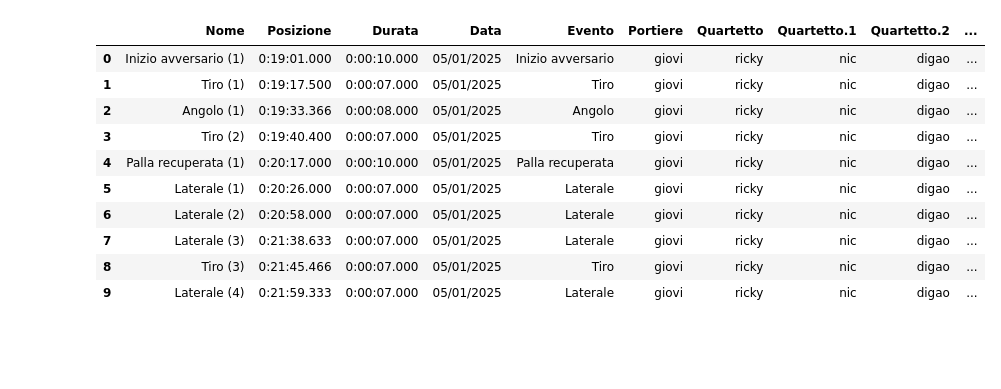
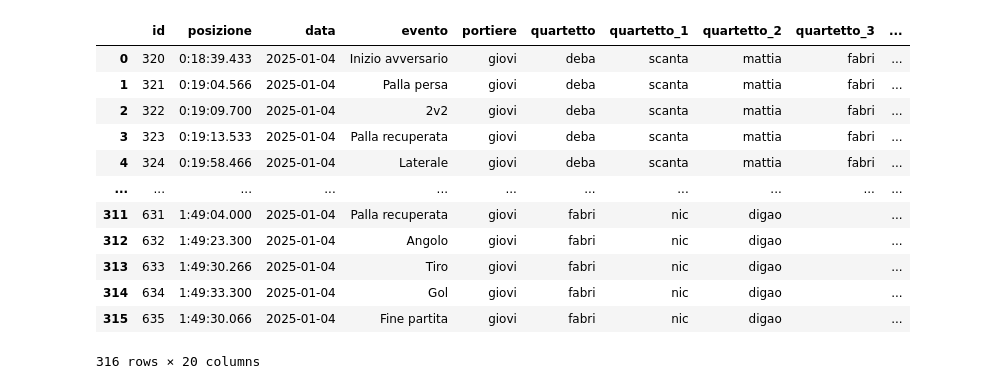
Before and after one commit to riccardogobbo17/420MOOD, a Jupyter notebook: Notebooks/stats.ipynb, the cells around one changed output. Drawn from its saved outputs; the diff is of its cells as text; code cells hidden in the pictures; blank space fills up the shorter version.

```diff
--- a/Notebooks/stats.ipynb
+++ b/Notebooks/stats.ipynb
@@ -3,21 +4,33 @@ import pandas as pd
+# %%
+# === CONFIGURAZIONE SUPABASE ===
+SUPABASE_URL = "https://jinmmonxjovoccejgwhk.supabase.co"
+SUPABASE_KEY = "eyJhbGciOiJIUzI1NiIsInR5cCI6IkpXVCJ9.eyJpc3MiOiJzdXBhYmFzZSIsInJlZiI6Imppbm1tb254am92b2NjZWpnd2hrIiwicm9sZSI6ImFub24iLCJpYXQiOjE3NDk1NTk3NzksImV4cCI6MjA2NTEzNTc3OX0.kapMvgvW-6fng-RhxZV_YFcLnxcXo9Bg2wpDWu_H-5g"
+supabase: Client = create_client(SUPABASE_URL, SUPABASE_KEY)
+# %%
+partite = supabase.table("partite").select("*").order("data", desc=True).execute().data
+eventi = supabase.table("eventi").select("*").eq("partita_id", "2025-01-04_Conegliano").execute().data
+# %%
+df = pd.DataFrame(eventi)
 # %%
 # Carico il file CSV
-df = pd.read_csv('../420mood/FMP/Coppa/Miti/events.csv')
+# df = pd.read_csv('../420mood/FMP/Campionato/Jesolo/events.csv')
 
 # Mostro le prime 10 righe per una prima esplorazione
-df.head(10)
+df
 # %% [output]
-|  | Nome | Posizione | Durata | Data | Evento | Portiere | Quartetto | Quartetto.1 | Quartetto.2 | ... |
-| 0 | Inizio avversario (1) | 0:19:01.000 | 0:00:10.000 | 05/01/2025 | Inizio avversario | giovi | ricky | nic | digao | ... |
-| 1 | Tiro (1) | 0:19:17.500 | 0:00:07.000 | 05/01/2025 | Tiro | giovi | ricky | nic | digao | ... |
-| 2 | Angolo (1) | 0:19:33.366 | 0:00:08.000 | 05/01/2025 | Angolo | giovi | ricky | nic | digao | ... |
-| 3 | Tiro (2) | 0:19:40.400 | 0:00:07.000 | 05/01/2025 | Tiro | giovi | ricky | nic | digao | ... |
-| 4 | Palla recuperata (1) | 0:20:17.000 | 0:00:10.000 | 05/01/2025 | Palla recuperata | giovi | ricky | nic | digao | ... |
-| 5 | Laterale (1) | 0:20:26.000 | 0:00:07.000 | 05/01/2025 | Laterale | giovi | ricky | nic | digao | ... |
-| 6 | Laterale (2) | 0:20:58.000 | 0:00:07.000 | 05/01/2025 | Laterale | giovi | ricky | nic | digao | ... |
-| 7 | Laterale (3) | 0:21:38.633 | 0:00:07.000 | 05/01/2025 | Laterale | giovi | ricky | nic | digao | ... |
-| 8 | Tiro (3) | 0:21:45.466 | 0:00:07.000 | 05/01/2025 | Tiro | giovi | ricky | nic | digao | ... |
-| 9 | Laterale (4) | 0:21:59.333 | 0:00:07.000 | 05/01/2025 | Laterale | giovi | ricky | nic | digao | ... |
+|  | id | posizione | data | evento | portiere | quartetto | quartetto_1 | quartetto_2 | quartetto_3 | ... |
+| 0 | 320 | 0:18:39.433 | 2025-01-04 | Inizio avversario | giovi | deba | scanta | mattia | fabri | ... |
+| 1 | 321 | 0:19:04.566 | 2025-01-04 | Palla persa | giovi | deba | scanta | mattia | fabri | ... |
+| 2 | 322 | 0:19:09.700 | 2025-01-04 | 2v2 | giovi | deba | scanta | mattia | fabri | ... |
+| 3 | 323 | 0:19:13.533 | 2025-01-04 | Palla recuperata | giovi | deba | scanta | mattia | fabri | ... |
+| 4 | 324 | 0:19:58.466 | 2025-01-04 | Laterale | giovi | deba | scanta | mattia | fabri | ... |
+| ... | ... | ... | ... | ... | ... | ... | ... | ... | ... | ... |
+| 311 | 631 | 1:49:04.000 | 2025-01-04 | Palla recuperata | giovi | fabri | nic | digao |  | ... |
+| 312 | 632 | 1:49:23.300 | 2025-01-04 | Angolo | giovi | fabri | nic | digao |  | ... |
+| 313 | 633 | 1:49:30.266 | 2025-01-04 | Tiro | giovi | fabri | nic | digao |  | ... |
+| 314 | 634 | 1:49:33.300 | 2025-01-04 | Gol | giovi | fabri | nic | digao |  | ... |
+| 315 | 635 | 1:49:30.066 | 2025-01-04 | Fine partita | giovi | fabri | nic | digao |  | ... |
+316 rows × 20 columns
 # %%
 import numpy as np
 import pandas as pd
```
Also changed, not shown: parts of 29 cells of this notebook, 3 other files.
